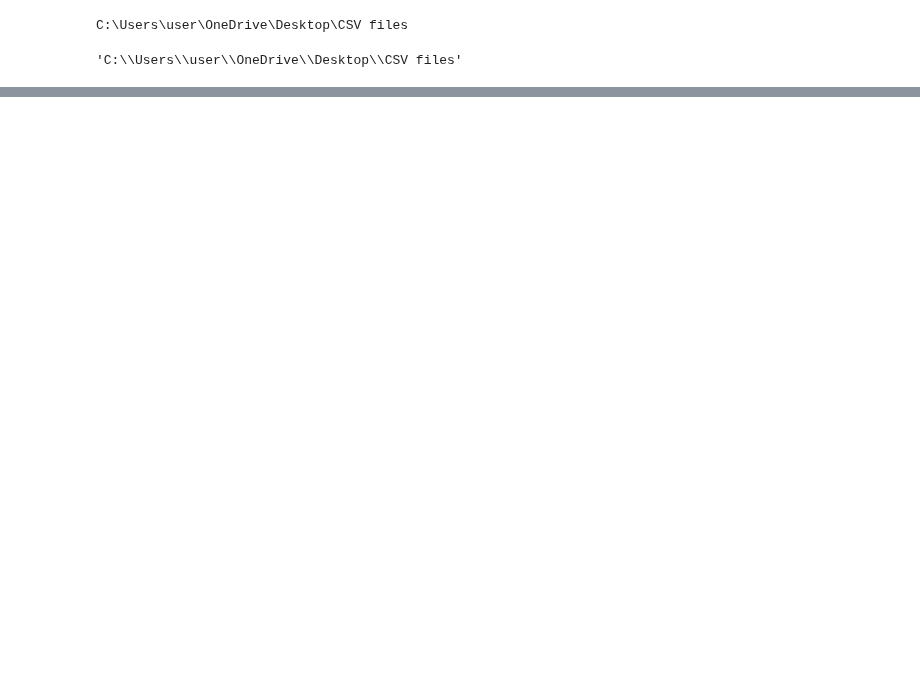
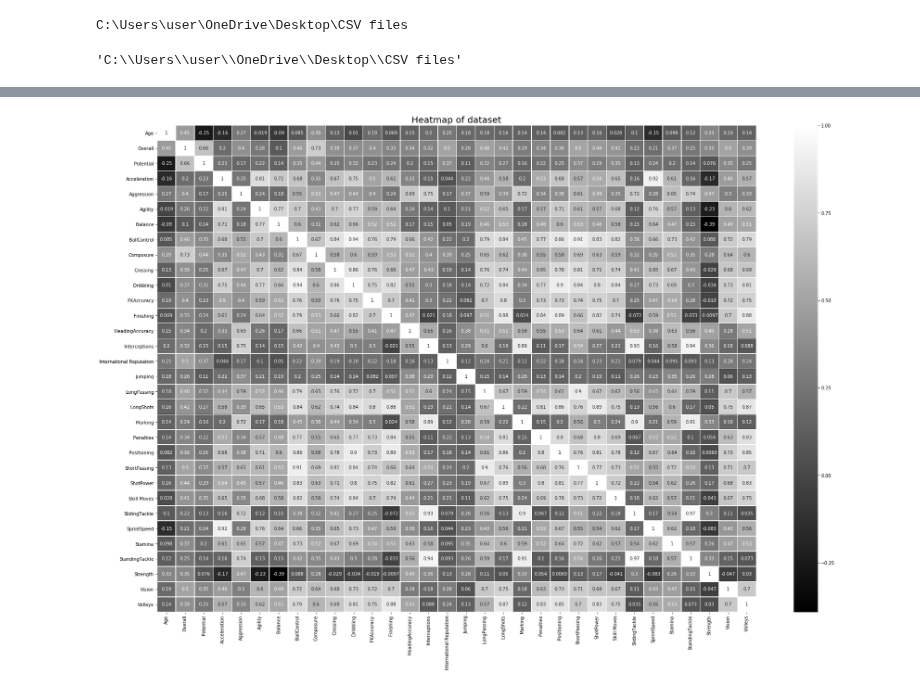
Before and after one commit to SANYAM1996/scatter-plotter, a Jupyter notebook: Fifa _19 analysis.ipynb, the cells around one changed output, grey strips where cells are left out. Saved outputs shown, nothing was run; the diff lists cells and outputs as text; code cells hidden in the pictures; blank space fills up the shorter version.

```diff
--- a/Fifa _19 analysis.ipynb
+++ b/Fifa _19 analysis.ipynb
@@ -96,0 +188,3 @@ plt.show()
+# %%
+# i created new dataframe with above columns
+df=pd.DataFrame(data,columns=chosen_columns)
@@ -96,0 +207,16 @@ plt.show()
+# %%
+# lets create correlation heat map
+plt.rcParams['figure.figsize']=(30,20)
+hm=sns.heatmap(df[['Age', 'Overall', 'Potential', 'Value', 'Wage',
+                'Acceleration', 'Aggression', 'Agility', 'Balance', 'BallControl',
+                'Body Type','Composure', 'Crossing','Dribbling', 'FKAccuracy', 'Finishing',
+                'HeadingAccuracy', 'Interceptions','International Reputation',
+                'Joined', 'Jumping', 'LongPassing', 'LongShots',
+                'Marking', 'Penalties', 'Position', 'Positioning',
+                'ShortPassing', 'ShotPower', 'Skill Moves', 'SlidingTackle',
+                'SprintSpeed', 'Stamina', 'StandingTackle', 'Strength', 'Vision',
+                'Volleys']].corr(), annot = True, linewidths=.5, cmap='gray')
+hm.set_title(label='Heatmap of dataset', fontsize=20)
+hm;
+# %% [output]
+[figure, added]
```
Also changed, not shown: parts of 18 cells of this notebook.
